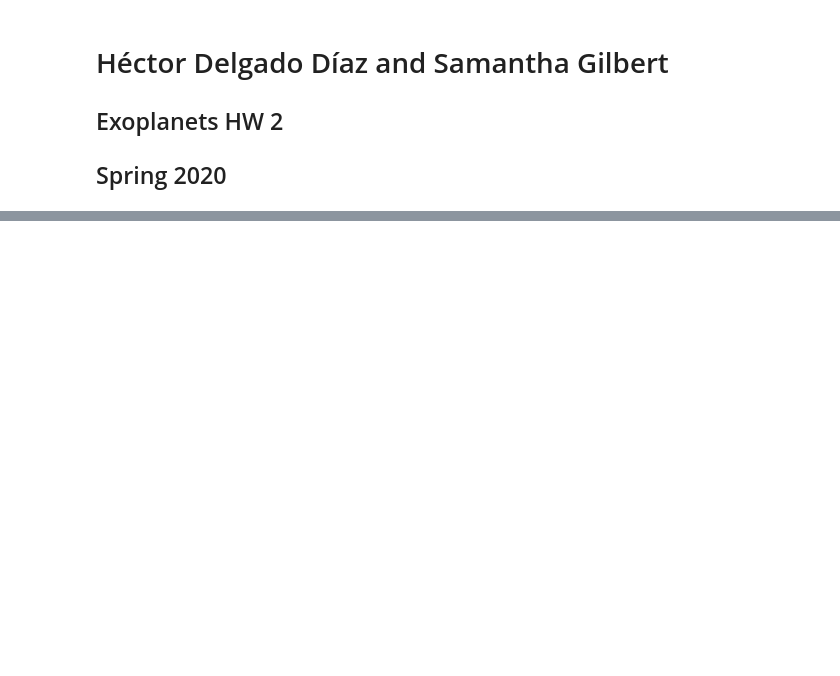
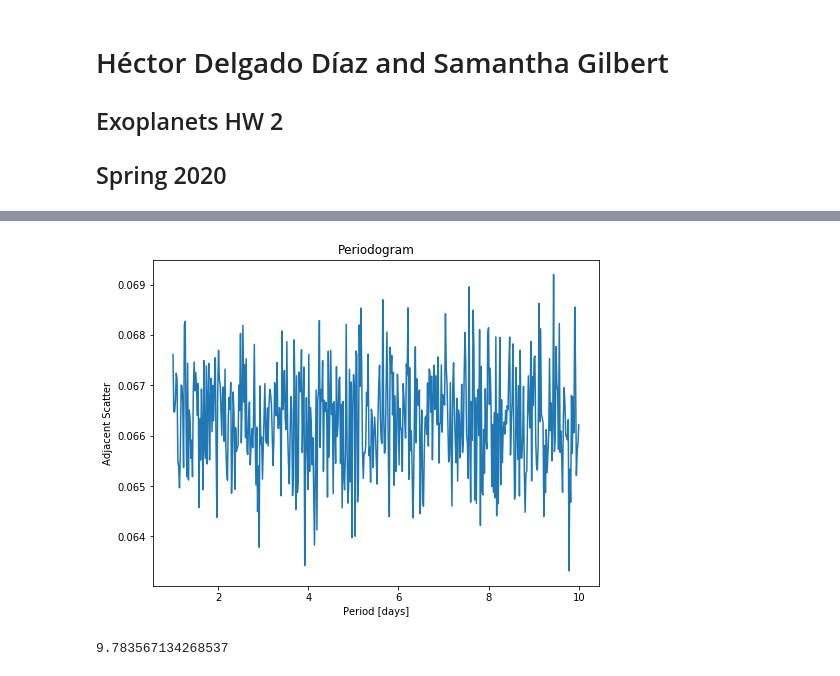
Before and after one commit to hdelgad9/astr597_exo, a Jupyter notebook: HW_2/Exoplanets HW 2.ipynb, the cells around one changed output, grey strips where cells are left out. Drawn from its saved outputs; the diff is of its cells as text; code cells hidden in the pictures; blank space fills up the shorter version.

```diff
--- a/HW_2/Exoplanets HW 2.ipynb
+++ b/HW_2/Exoplanets HW 2.ipynb
@@ -32,0 +137,21 @@ $$b^2 = k^2 + 1^2 - 2k\cos(\theta) $$
+# %%
+# First, extract the data from 'mystery_planet02.txt' where the columns are time, RV and RV error
+
+path = '/Users/samanthagilbert/Desktop/'
+#path = '/Users/hector/Desktop/ASTR597SP20/astr597_exo/'
+#path = ''
+
+file_name = 'mystery_planet02.txt'
+
+data = pd.read_csv(path+file_name, delim_whitespace=True, header=None)
+
+time = data[0]
+rv = data[1]
+rv_err = data[2]
+
+data.columns = ['time','flux','flux_err']
+# %%
+def calc_phase(time, P):
+    phase = (time % P)
+    #print(phase)
+    return phase
@@ -32,0 +163,30 @@ $$b^2 = k^2 + 1^2 - 2k\cos(\theta) $$
+# %%
+def calc_scatter(flux_sort): # The flux is sorted in terms of the phase
+    N = flux_sort.shape[0]
+    scatter = 0
+    for i in range(N - 1):
+        scatter += (flux_sort[i] - flux_sort[i + 1])**2
+    return scatter
+# %%
+# After playing with the coarseness of the grid, we find that the best fit period
+# should lie between 1 and 10 days.
+
+scatters = []
+for p in np.linspace(1, 10, 500):
+    data['{:3f}'.format(p)] = calc_phase(data.time, p)
+    scatters.append(calc_scatter(data.sort_values('{:3f}'.format(p)).flux.values))
+
+plt.figure(figsize=[8,6])
+plt.plot(np.linspace(1, 10, 500),scatters)
+ax = plt.axes()
+ax.set_title('Periodogram')
+ax.set_xlabel('Period [days]')
+ax.set_ylabel('Adjacent Scatter')
+plt.show()
+# %% [output]
+[figure, added]
+# %%
+best_p = np.linspace(1, 10, 500)[np.argmin(scatters)]
+print(best_p)
+# %% [output]
+9.783567134268537
```
Also changed, not shown: parts of 12 cells of this notebook.
